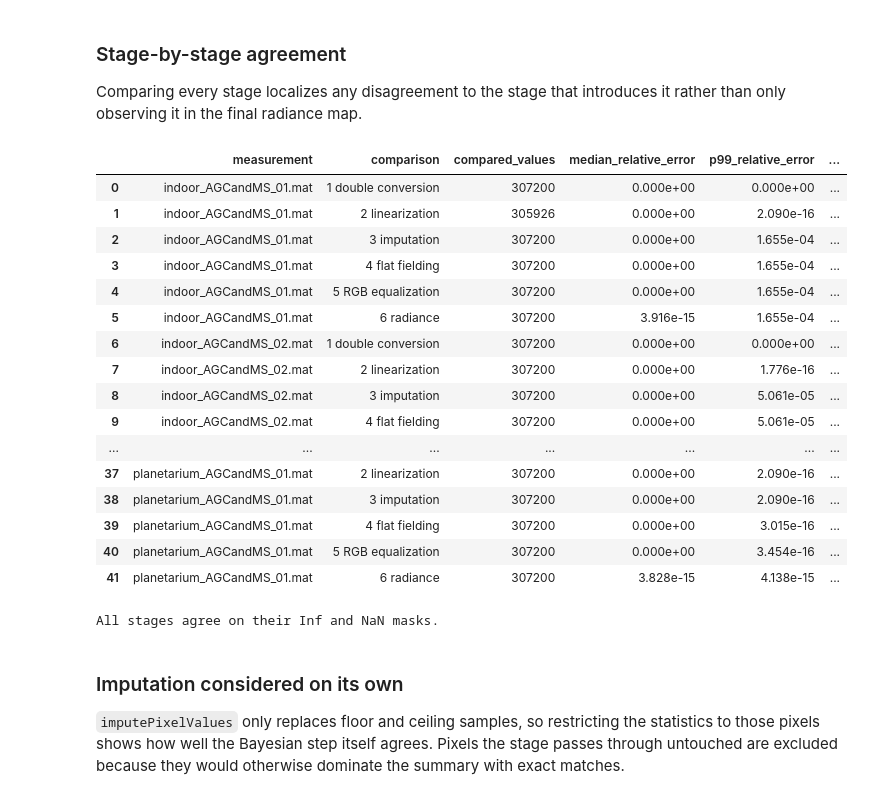
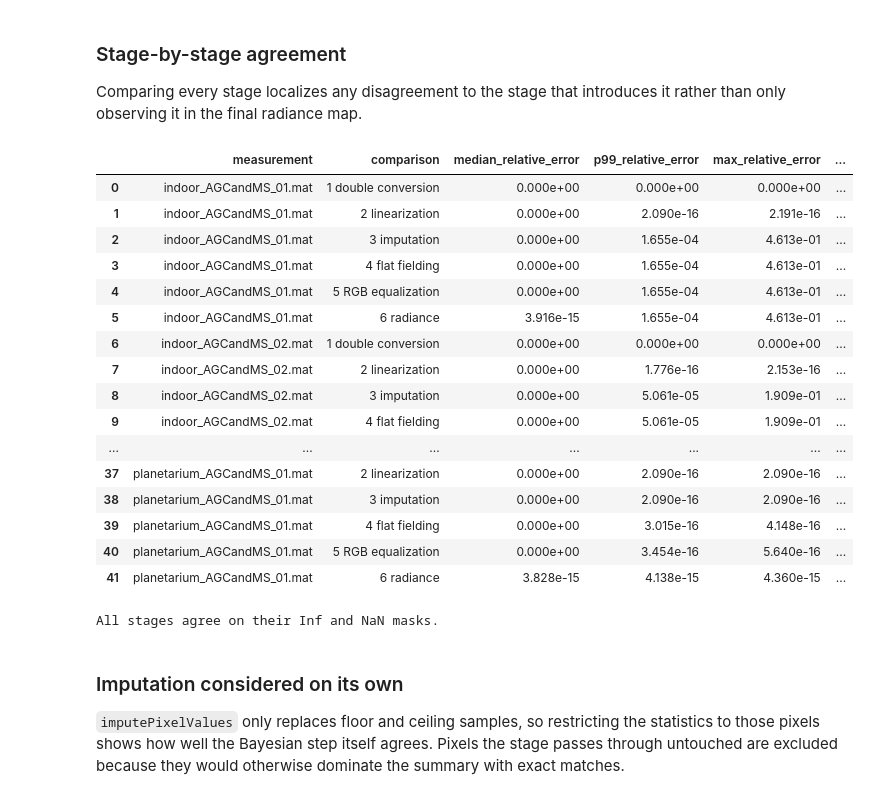
Before and after one commit to gkaguirrelab/lightLoggerAnalysis, a Jupyter notebook: code/defineWorldCameraCalibration/validation/validatePythonReconstructionPipeline.ipynb, the cells around one changed output. Saved outputs shown, nothing was run; the diff lists cells and outputs as text; code cells hidden in the pictures.

```diff
--- a/code/defineWorldCameraCalibration/validation/validatePythonReconstructionPipeline.ipynb
+++ b/code/defineWorldCameraCalibration/validation/validatePythonReconstructionPipeline.ipynb
@@ -161,8 +177,16 @@ try:
 
         # Calculate this measurement's errors, retain its images for visualization,
         # and print a short progress result immediately.
+        # Recover which pixels the imputation stage replaced. A pixel is
+        # imputed when linearization marked it Inf (it hit the sensor ceiling)
+        # or zero (it sat on the floor).
+        linearized_frame: np.ndarray = world_util.linearize_camera_responsivity(
+            world_frame.astype(np.float64).copy()
+        )
+        imputed_mask: np.ndarray = np.isinf(linearized_frame) | (linearized_frame == 0)
+
         metrics, absolute_error = compare_pipeline_results(
-            measurement_path.name, matlab_radiance, python_radiance
+            measurement_path.name, matlab_radiance, python_radiance, imputed_mask
         )
         comparison_rows.append(metrics)
         comparison_outputs[measurement_path.name] = {
@@ -352,15 +391,16 @@ def summarize_agreement(
 
     return {
         "comparison": label,
-        "compared_values": int(np.count_nonzero(comparable)),
         "median_relative_error": float(np.median(relative_error)) if relative_error.size else 0.0,
         "p99_relative_error": float(np.percentile(relative_error, 99)) if relative_error.size else 0.0,
         "max_relative_error": float(np.max(relative_error)) if relative_error.size else 0.0,
         "max_absolute_error": float(np.max(absolute_error)) if absolute_error.size else 0.0,
-        # The non-finite masks must agree exactly. A disagreement here would mean
-        # the two implementations classify different pixels as saturated.
-        "inf_masks_equal": bool(np.array_equal(np.isinf(matlab_values), np.isinf(python_values))),
-        "nan_masks_equal": bool(np.array_equal(np.isnan(matlab_values), np.isnan(python_values))),
+        # A disagreement here would mean the two implementations classify
+        # different pixels as saturated or undefined.
+        "non_finite_masks_equal": bool(
+            np.array_equal(np.isinf(matlab_values), np.isinf(python_values))
+            and np.array_equal(np.isnan(matlab_values), np.isnan(python_values))
+        ),
     }
 # %%
 # Run the extended validation. Rows are collected per comparison so that each
@@ -579,41 +619,39 @@ rather than only observing it in the final radiance map.
 # %%
 # Present the stages in pipeline order within each measurement.
 stage_table: pd.DataFrame = pd.DataFrame(stage_rows)
 stage_table = stage_table[[
-    "measurement", "comparison", "compared_values", "median_relative_error",
-    "p99_relative_error", "max_relative_error", "max_absolute_error",
-    "inf_masks_equal", "nan_masks_equal",
+    "measurement", "comparison", "median_relative_error", "p99_relative_error",
+    "max_relative_error", "max_absolute_error", "non_finite_masks_equal",
 ]]
 
 # Scientific notation is easier to scan here because the errors span many orders
 # of magnitude, from machine precision up to the imputation disagreement.
 stage_error_columns: list[str] = [
     "median_relative_error", "p99_relative_error", "max_relative_error", "max_absolute_error",
 ]
 display(stage_table.style.format({column: "{:.3e}" for column in stage_error_columns}))
 
 # Every stage must agree on which pixels are non-finite.
-assert stage_table["inf_masks_equal"].all(), "A stage disagrees on its Inf mask."
-assert stage_table["nan_masks_equal"].all(), "A stage disagrees on its NaN mask."
+assert stage_table["non_finite_masks_equal"].all(), "A stage disagrees on its Inf or NaN mask."
 print("All stages agree on their Inf and NaN masks.")
 # %% [output]
-|  | measurement | comparison | compared_values | median_relative_error | p99_relative_error | ... |
-| 0 | indoor_AGCandMS_01.mat | 1 double conversion | 307200 | 0.000e+00 | 0.000e+00 | ... |
-| 1 | indoor_AGCandMS_01.mat | 2 linearization | 305926 | 0.000e+00 | 2.090e-16 | ... |
-| 2 | indoor_AGCandMS_01.mat | 3 imputation | 307200 | 0.000e+00 | 1.655e-04 | ... |
-| 3 | indoor_AGCandMS_01.mat | 4 flat fielding | 307200 | 0.000e+00 | 1.655e-04 | ... |
-| 4 | indoor_AGCandMS_01.mat | 5 RGB equalization | 307200 | 0.000e+00 | 1.655e-04 | ... |
-| 5 | indoor_AGCandMS_01.mat | 6 radiance | 307200 | 3.916e-15 | 1.655e-04 | ... |
-| 6 | indoor_AGCandMS_02.mat | 1 double conversion | 307200 | 0.000e+00 | 0.000e+00 | ... |
-| 7 | indoor_AGCandMS_02.mat | 2 linearization | 307200 | 0.000e+00 | 1.776e-16 | ... |
-| 8 | indoor_AGCandMS_02.mat | 3 imputation | 307200 | 0.000e+00 | 5.061e-05 | ... |
-| 9 | indoor_AGCandMS_02.mat | 4 flat fielding | 307200 | 0.000e+00 | 5.061e-05 | ... |
+|  | measurement | comparison | median_relative_error | p99_relative_error | max_relative_error | ... |
+| 0 | indoor_AGCandMS_01.mat | 1 double conversion | 0.000e+00 | 0.000e+00 | 0.000e+00 | ... |
+| 1 | indoor_AGCandMS_01.mat | 2 linearization | 0.000e+00 | 2.090e-16 | 2.191e-16 | ... |
+| 2 | indoor_AGCandMS_01.mat | 3 imputation | 0.000e+00 | 1.655e-04 | 4.613e-01 | ... |
+| 3 | indoor_AGCandMS_01.mat | 4 flat fielding | 0.000e+00 | 1.655e-04 | 4.613e-01 | ... |
+| 4 | indoor_AGCandMS_01.mat | 5 RGB equalization | 0.000e+00 | 1.655e-04 | 4.613e-01 | ... |
+| 5 | indoor_AGCandMS_01.mat | 6 radiance | 3.916e-15 | 1.655e-04 | 4.613e-01 | ... |
+| 6 | indoor_AGCandMS_02.mat | 1 double conversion | 0.000e+00 | 0.000e+00 | 0.000e+00 | ... |
+| 7 | indoor_AGCandMS_02.mat | 2 linearization | 0.000e+00 | 1.776e-16 | 2.153e-16 | ... |
+| 8 | indoor_AGCandMS_02.mat | 3 imputation | 0.000e+00 | 5.061e-05 | 1.909e-01 | ... |
+| 9 | indoor_AGCandMS_02.mat | 4 flat fielding | 0.000e+00 | 5.061e-05 | 1.909e-01 | ... |
 | ... | ... | ... | ... | ... | ... | ... |
-| 37 | planetarium_AGCandMS_01.mat | 2 linearization | 307200 | 0.000e+00 | 2.090e-16 | ... |
-| 38 | planetarium_AGCandMS_01.mat | 3 imputation | 307200 | 0.000e+00 | 2.090e-16 | ... |
-| 39 | planetarium_AGCandMS_01.mat | 4 flat fielding | 307200 | 0.000e+00 | 3.015e-16 | ... |
-| 40 | planetarium_AGCandMS_01.mat | 5 RGB equalization | 307200 | 0.000e+00 | 3.454e-16 | ... |
-| 41 | planetarium_AGCandMS_01.mat | 6 radiance | 307200 | 3.828e-15 | 4.138e-15 | ... |
+| 37 | planetarium_AGCandMS_01.mat | 2 linearization | 0.000e+00 | 2.090e-16 | 2.090e-16 | ... |
+| 38 | planetarium_AGCandMS_01.mat | 3 imputation | 0.000e+00 | 2.090e-16 | 2.090e-16 | ... |
+| 39 | planetarium_AGCandMS_01.mat | 4 flat fielding | 0.000e+00 | 3.015e-16 | 4.148e-16 | ... |
+| 40 | planetarium_AGCandMS_01.mat | 5 RGB equalization | 0.000e+00 | 3.454e-16 | 5.640e-16 | ... |
+| 41 | planetarium_AGCandMS_01.mat | 6 radiance | 3.828e-15 | 4.138e-15 | 4.360e-15 | ... |
 All stages agree on their Inf and NaN masks.
 # %% [markdown]
 ### Imputation considered on its own
```
Also changed, not shown: parts of 5 cells of this notebook, 1 other file.
